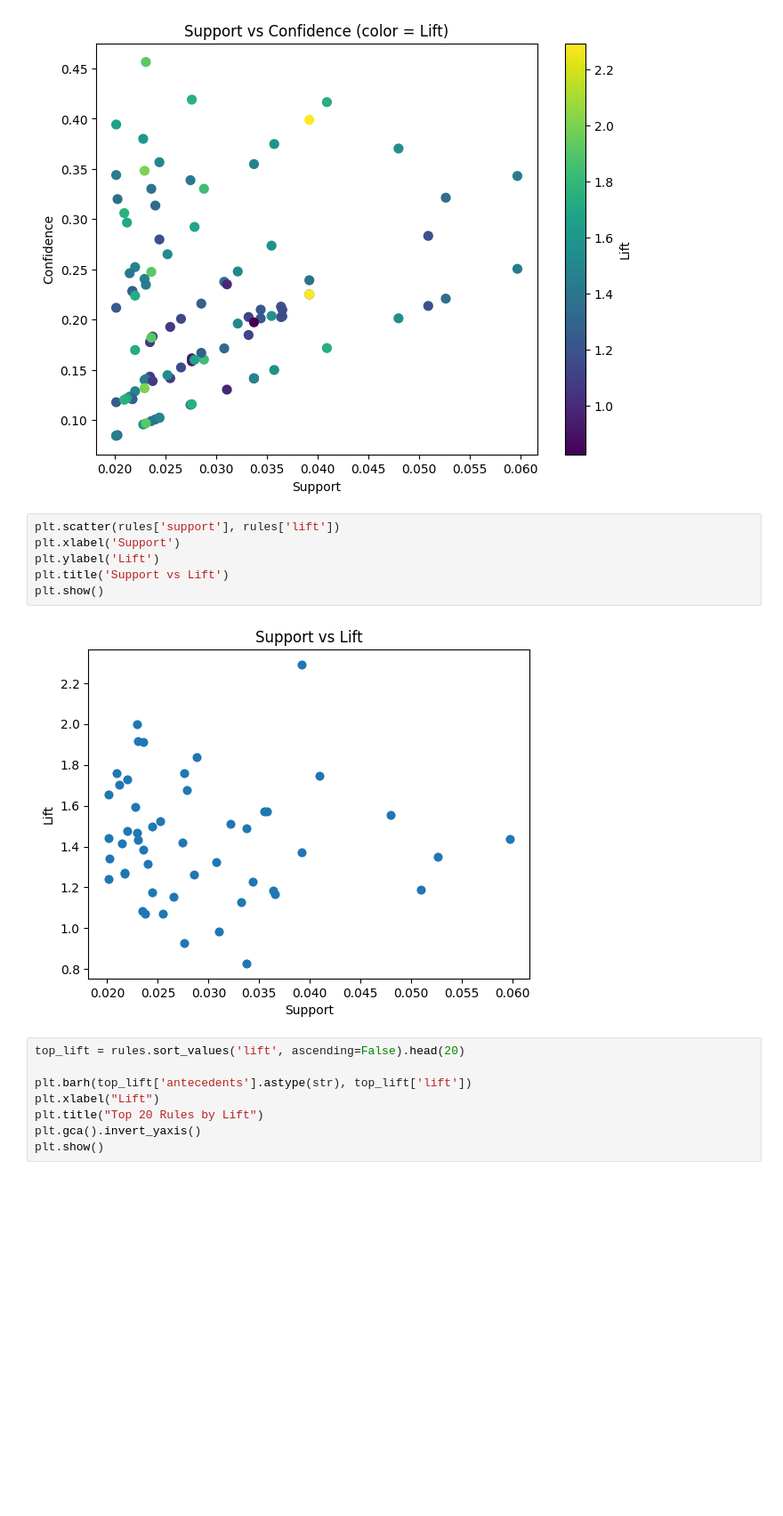
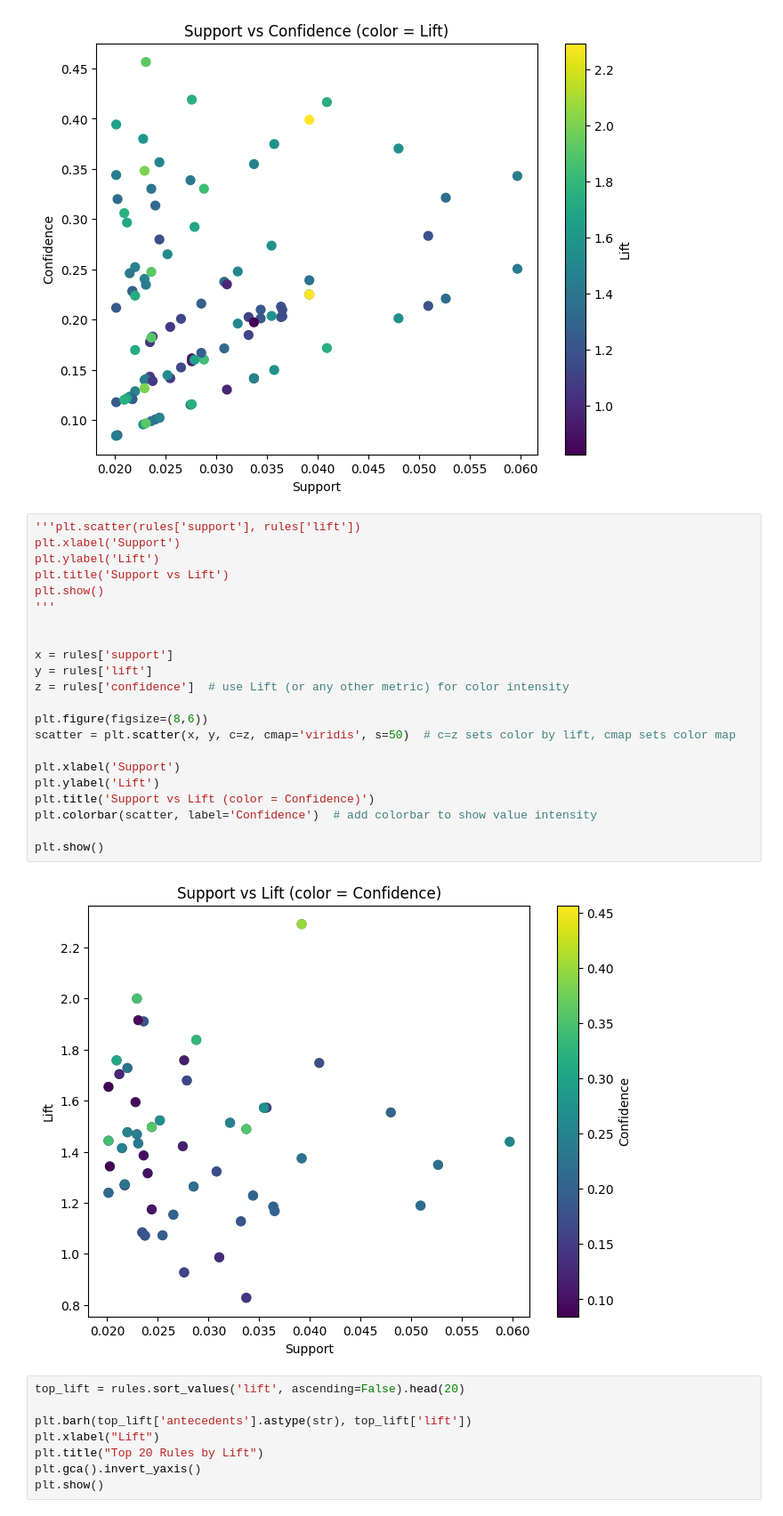
Before and after one commit to MuhammadAbbas99/association_analysis, a Jupyter notebook: market_basket.ipynb, the cells around one changed output. Shown at 89% size. Drawn from its saved outputs; the diff is of its cells as text; blank space fills up the shorter version.

Commit message:
Support, Lift, Confidence graphs visualised

```diff
--- a/market_basket.ipynb
+++ b/market_basket.ipynb
@@ -350,13 +350,29 @@ plt.show()
 # %% [output]
 [figure]
 # %%
-plt.scatter(rules['support'], rules['lift'])
+'''plt.scatter(rules['support'], rules['lift'])
 plt.xlabel('Support')
 plt.ylabel('Lift')
 plt.title('Support vs Lift')
 plt.show()
+'''
+
+
+x = rules['support']
+y = rules['lift']
+z = rules['confidence']  # use Lift (or any other metric) for color intensity
+
+plt.figure(figsize=(8,6))
+scatter = plt.scatter(x, y, c=z, cmap='viridis', s=50)  # c=z sets color by lift, cmap sets color map
+
+plt.xlabel('Support')
+plt.ylabel('Lift')
+plt.title('Support vs Lift (color = Confidence)')
+plt.colorbar(scatter, label='Confidence')  # add colorbar to show value intensity
+
+plt.show()
 # %% [output]
-[figure, old version]
+[figure, new version]
 # %%
 top_lift = rules.sort_values('lift', ascending=False).head(20)
 
```
Also changed, not shown: parts of 1 cell of this notebook.
